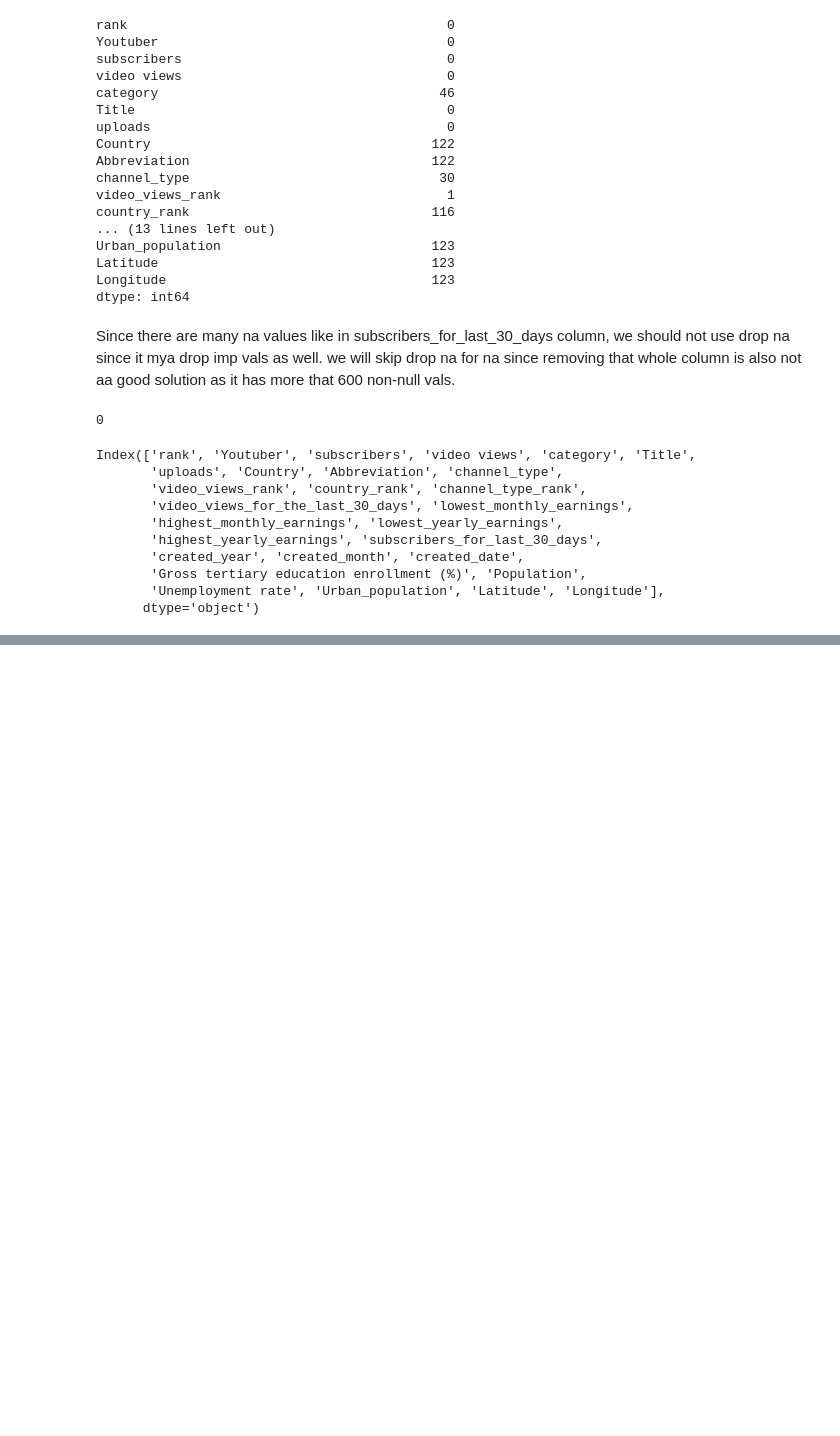
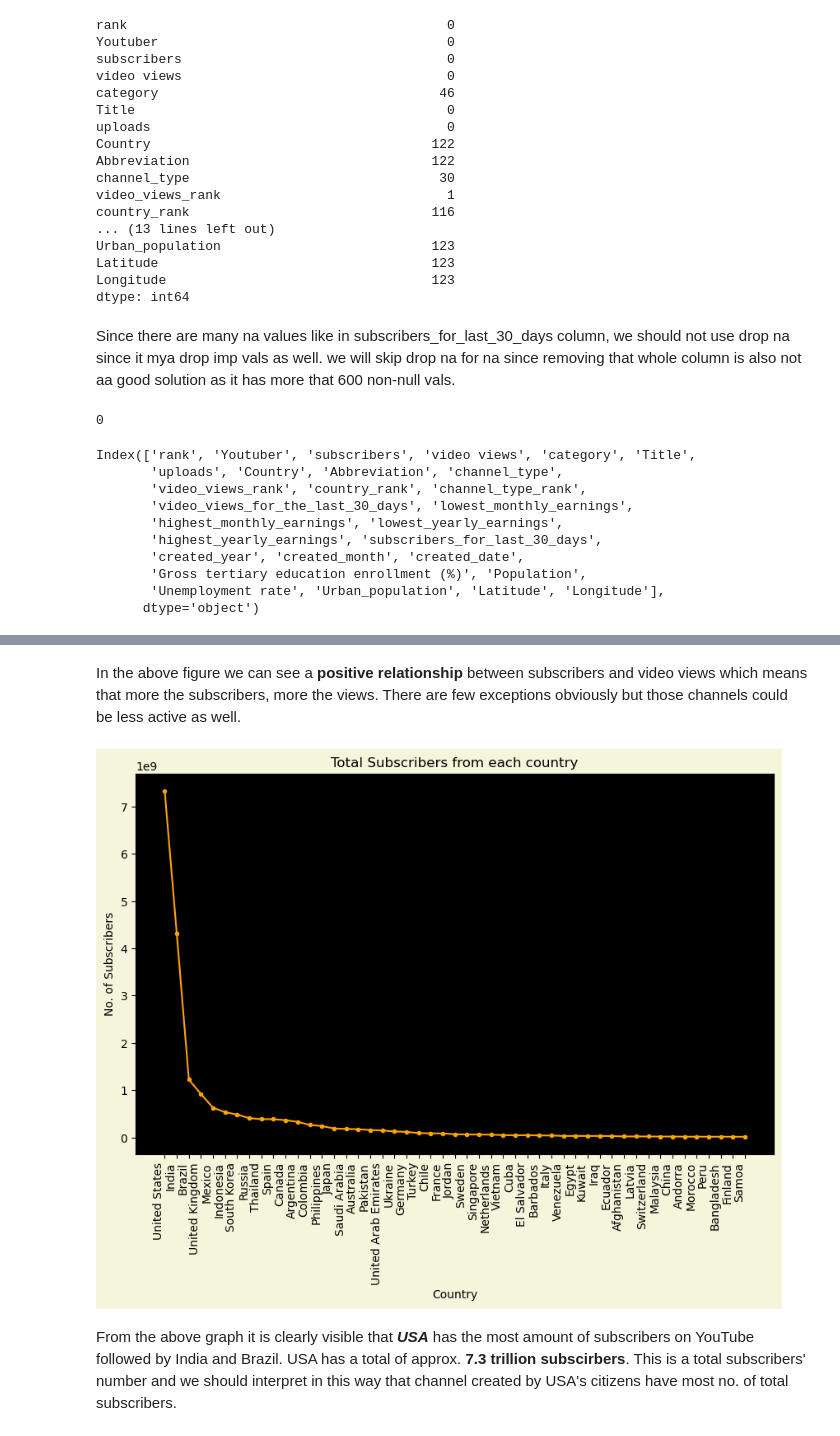
Before and after one commit to parashardevesh/data_analysis_and_ml, a Jupyter notebook: YouTube Statistics/Notebook.ipynb, the cells around one changed output, grey strips where cells are left out. Cells and saved outputs as stored; diff of their text form; code cells hidden in the pictures; blank space fills up the shorter version.

```diff
--- a/YouTube Statistics/Notebook.ipynb
+++ b/YouTube Statistics/Notebook.ipynb
@@ -94,0 +183,16 @@ Index(['rank', 'Youtuber', 'subscribers', 'video views', 'category', 'Title',
+# %% [markdown]
+In the above figure we can see a **positive relationship** between subscribers and video views which means that more the subscribers, more the views. There are few exceptions obviously but those channels could be less active as well.
+# %%
+#let's check total subscribers from each country
+total_subscribers_by_country = df.groupby('Country')['subscribers'].sum().sort_values(ascending=False)
+plt.figure(facecolor='beige', figsize=(10,6))
+plt.xticks(rotation=90, ha='right')
+plt.plot(total_subscribers_by_country,marker='.', color='orange')
+plt.title('Total Subscribers from each country')
+plt.xlabel('Country')
+plt.ylabel('No. of Subscribers')
+plt.show()
+# %% [output]
+[figure, added]
+# %% [markdown]
+From the above graph it is clearly visible that ***USA*** has the most amount of subscribers on YouTube followed by India and Brazil. USA has a total of approx. **7.3 trillion subscirbers**. This is a total subscribers' number and we should interpret in this way that channel created by USA's citizens have most no. of total subscribers.
```
Also changed, not shown: parts of 33 cells of this notebook.
